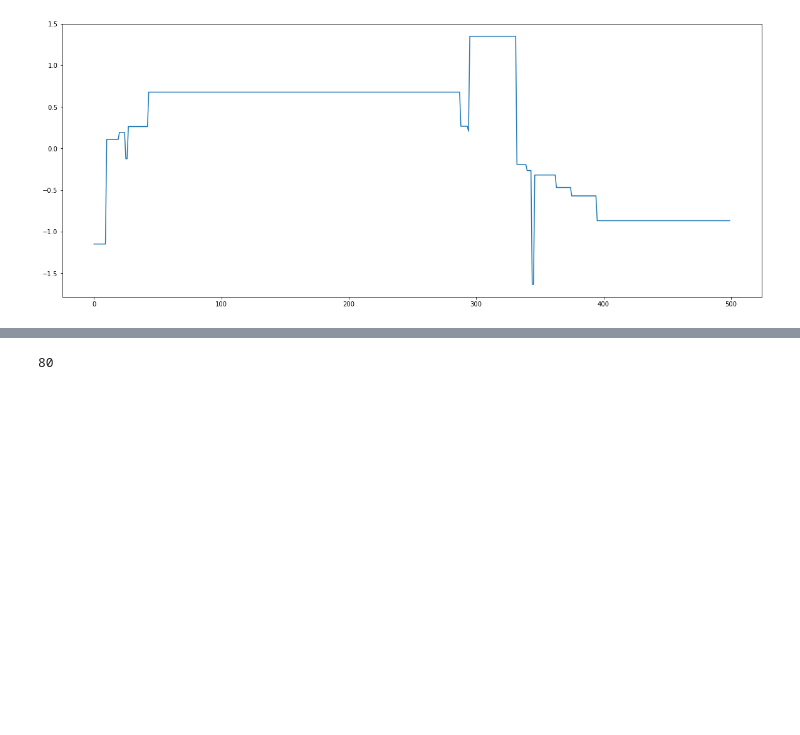
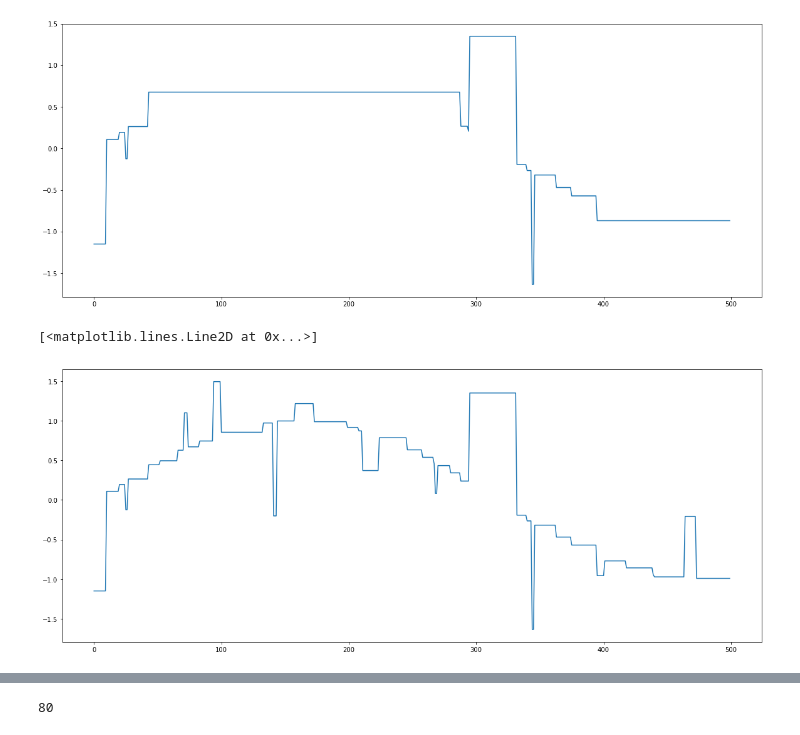
Before and after one commit to shuuchen/dsc_decision_tree, a Jupyter notebook: Test.ipynb, the cells around one changed output, grey strips where cells are left out. Saved outputs shown, nothing was run; the diff lists cells and outputs as text; code cells hidden in the pictures; blank space fills up the shorter version.

```diff
--- a/Test.ipynb
+++ b/Test.ipynb
@@ -163,6 +174,12 @@ plt.plot(preds)
 # %% [output]
 [<matplotlib.lines.Line2D at 0x...>]
 [figure]
+# %%
+plt.figure(figsize=(20, 8))
+plt.plot(preds_w)
+# %% [output]
+[<matplotlib.lines.Line2D at 0x...>]
+[figure, added]
 # %%
 # Import the necessary modules and libraries
 import numpy as np
```
Also changed, not shown: parts of 2 cells of this notebook.
